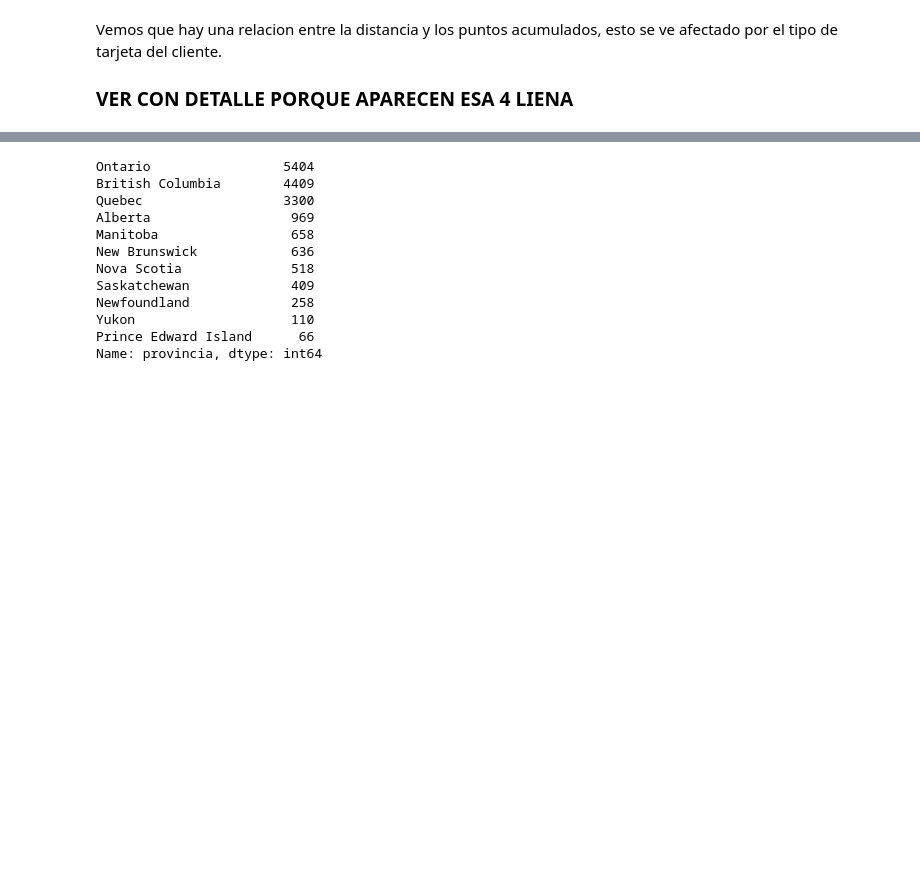
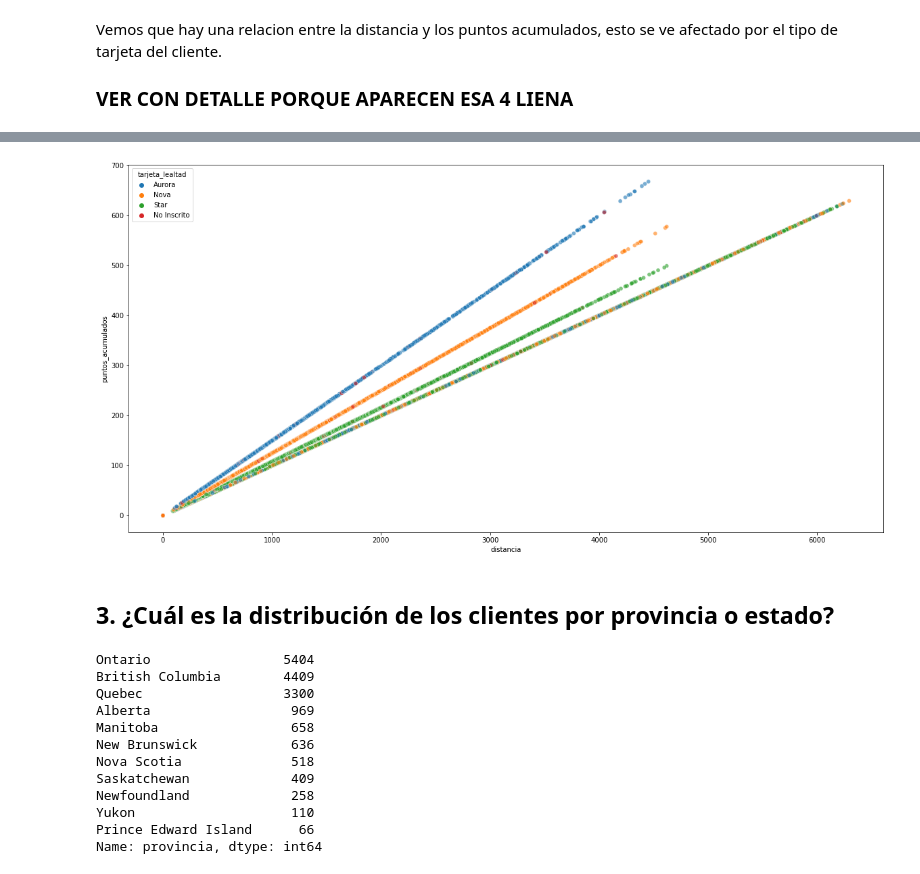
Before and after one commit to Adalab/bda-modulo-3-evaluacion-final-CarmenMoyano, a Jupyter notebook: Visualizacion.ipynb, the cells around one changed output, grey strips where cells are left out. Saved outputs shown, nothing was run; the diff lists cells and outputs as text; code cells hidden in the pictures; blank space fills up the shorter version.

```diff
--- a/Visualizacion.ipynb
+++ b/Visualizacion.ipynb
@@ -143,0 +189,9 @@ Vemos que hay una relacion entre la distancia y los puntos acumulados, esto se v
+# %%
+
+df['dia_inscripcion'] = 1
+
+# Crear la columna de fecha combinando año, mes y día
+df['fecha_inscripcion'] = pd.to_datetime(df[['ano_inscripcion', 'mes_inscripcion', 'dia_inscripcion']].rename(columns={'ano_inscripcion': 'year', 'mes_inscripcion': 'month', 'dia_inscripcion': 'day'}))
+
+# Verifica el resultado
+print(df[['ano_inscripcion', 'mes_inscripcion', 'dia_inscripcion', 'fecha_inscripcion']].head())
@@ -143,0 +205,8 @@ Vemos que hay una relacion entre la distancia y los puntos acumulados, esto se v
+# %%
+df['dia_cancelacion'] = 1
+
+# Crear la columna de fecha combinando año, mes y día
+df['fecha_cancelacion'] = pd.to_datetime(df[['ano_cancelacion', 'mes_cancelacion', 'dia_cancelacion']].rename(columns={'ano_cancelacion': 'year', 'mes_cancelacion': 'month', 'dia_cancelacion': 'day'}))
+
+# Verifica el resultado
+print(df[['ano_cancelacion', 'mes_cancelacion', 'dia_cancelacion', 'fecha_cancelacion']].head())
@@ -143,0 +220,6 @@ Vemos que hay una relacion entre la distancia y los puntos acumulados, esto se v
+# %%
+def actualizar_tarjeta_lealtad (fecha_vuelo, fecha_inscripcion, fecha_cancelacion, tarjeta_lealtad):
+    if fecha_inscripcion <= fecha_vuelo <= fecha_cancelacion:
+        return tarjeta_lealtad
+    else:
+        return 'No Inscrito'
@@ -144,3 +240,16 @@ Vemos que hay una relacion entre la distancia y los puntos acumulados, esto se v
+# %%
+df['tarjeta_lealtad'] = df.apply(lambda fila: actualizar_tarjeta_lealtad(fila['fecha_vuelo'], fila['fecha_inscripcion'], fila['fecha_cancelacion'], fila['tarjeta_lealtad']),axis=1)
+# %%
+plt.figure(figsize=(20, 10))
+sns.scatterplot(x = "distancia",
+                y = "puntos_acumulados",
+                data = df,
+                hue = "tarjeta_lealtad",
+                alpha=0.6); # Ajusta la transparencia de los puntos
+# %% [output]
+[figure, added]
+# %% [markdown]
+## 3. ¿Cuál es la distribución de los clientes por provincia o estado?
 # %%
 df2["provincia"].value_counts()
 # %% [output]
```
Also changed, not shown: parts of 13 cells of this notebook, 8 other files.
